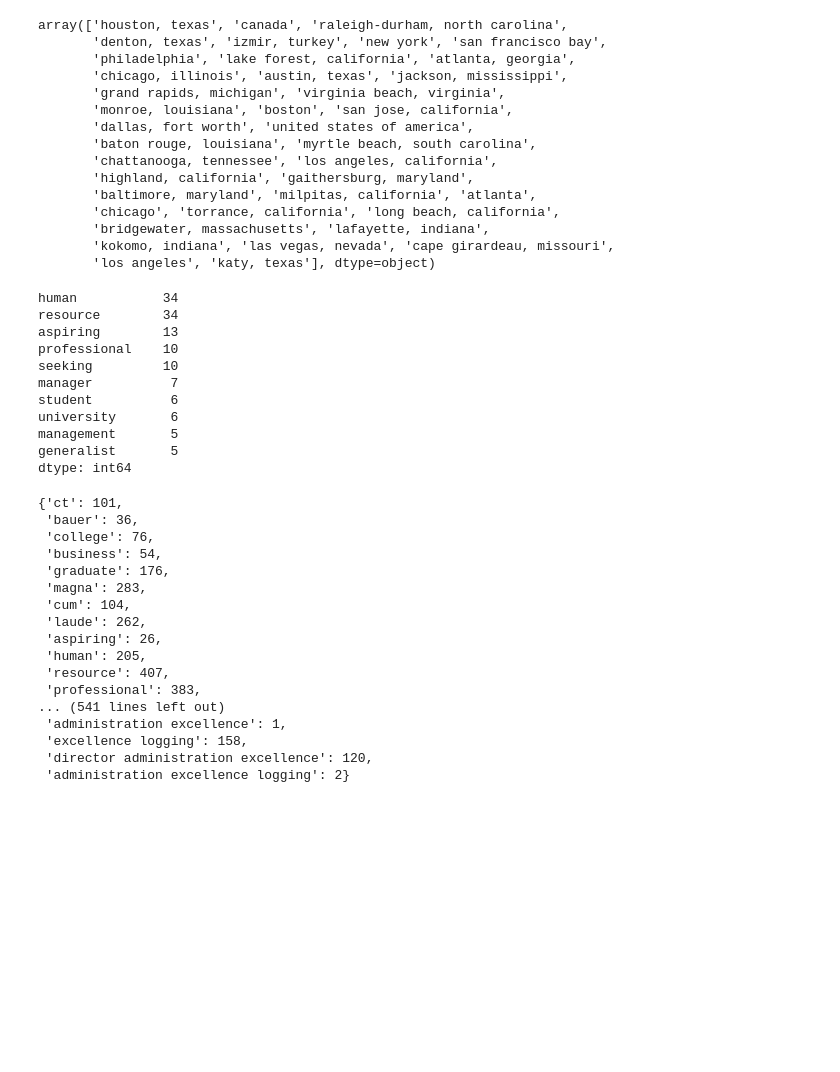
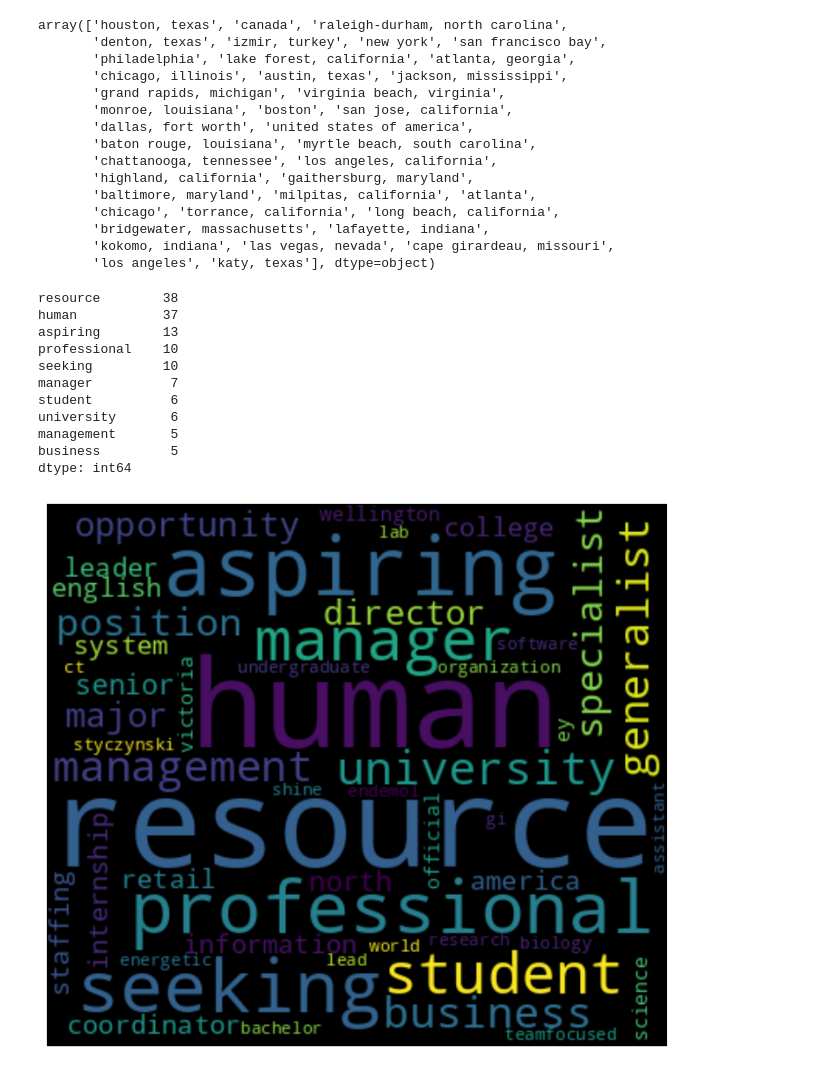
Before and after one commit to kuzhuppillil/hRxAyOCqFYmEZwY5, a Jupyter notebook: Potential_talents.ipynb, the cells around one changed output. Cells and saved outputs as stored; diff of their text form; code cells hidden in the pictures; blank space fills up the shorter version.

```diff
--- a/Potential_talents.ipynb
+++ b/Potential_talents.ipynb
@@ -109,7 +119,7 @@ array(['Houston, Texas', 'Kanada', 'Raleigh-Durham, North Carolina Area',
 # %%
 
 #fucntion to clean the location text
-def cleaning(location):
+def text_cleaning(location):
 
   #contains unnecessary words like 'Area', 'City' and 'Greater, removing them
   location= re.sub("Area","",location)
@@ -132,7 +142,7 @@ def cleaning(location):
 
   return location
 
-data1.location = data1.location.apply(lambda x: cleaning(x))
+data1.location = data1.location.apply(lambda x: text_cleaning(x))
 data1.location.unique()
 # %% [output]
 array(['houston, texas', 'canada', 'raleigh-durham, north carolina',
@@ -174,51 +189,36 @@ data1["job_title"] = data1.job_title.apply(lambda x: process(x))
 # %%
 #Frequency count of words
 
 def freq(text):
   word_list = []
 
   for word in text.str.split():
     word_list.extend(word)
   freq_word = pd.Series(word_list).value_counts()
 
   return freq_word
 
 word_freq = freq(data1.job_title)
 
 
-word_freq[:10]
+print(word_freq[:10])
+
+
+wc =  WordCloud(width = 400, height = 350, max_words= 50, background_color= 'black').generate_from_frequencies(word_freq)
+plt.figure(figsize =(12,8))
+plt.imshow(wc,interpolation = 'bilinear')
+plt.axis('off')
+plt.show()
 # %% [output]
-human           34
-resource        34
+resource        38
+human           37
 aspiring        13
 professional    10
 seeking         10
 manager          7
 student          6
 university       6
 management       5
-generalist       5
+business         5
 dtype: int64
+[figure, added]
-# %%
-#Bag Of Words
-
-X=cv.fit_transform(data1.job_title)
-cv.vocabulary_
-# %% [output]
-{'ct': 101,
- 'bauer': 36,
- 'college': 76,
- 'business': 54,
- 'graduate': 176,
- 'magna': 283,
- 'cum': 104,
- 'laude': 262,
- 'aspiring': 26,
- 'human': 205,
- 'resource': 407,
- 'professional': 383,
-... (541 lines left out)
- 'administration excellence': 1,
- 'excellence logging': 158,
- 'director administration excellence': 120,
- 'administration excellence logging': 2}
```
Also changed, not shown: parts of 12 cells of this notebook.
